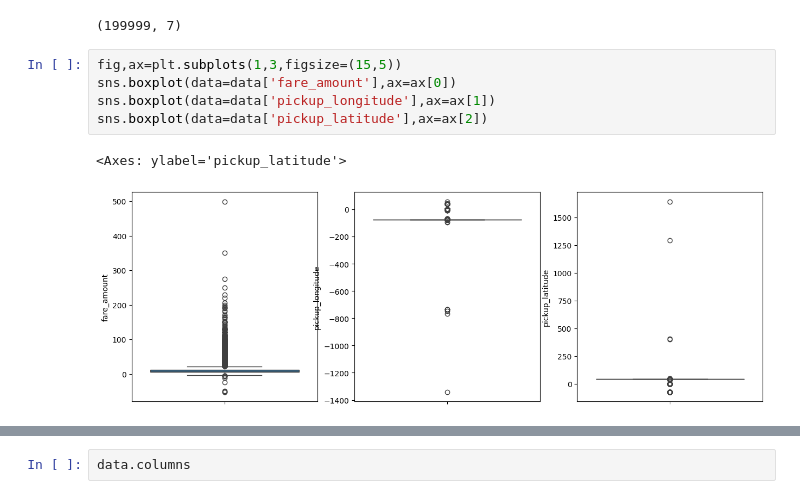
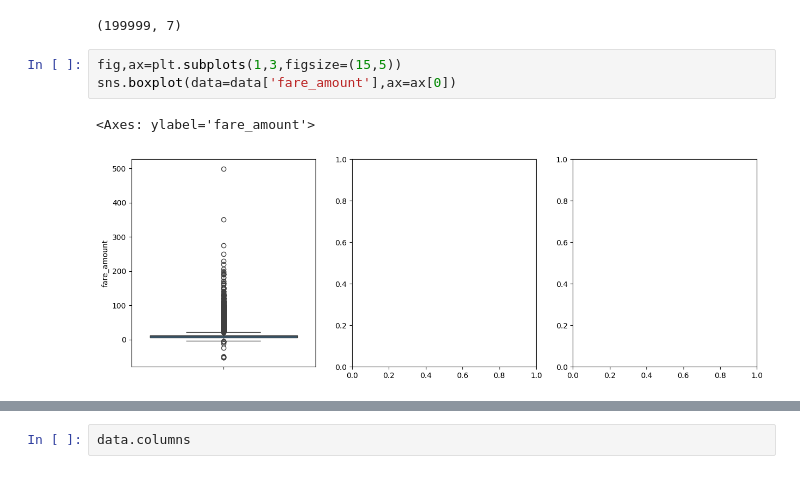
Before and after one commit to AbhinandanPatil02/BE_Assignments, a Jupyter notebook: ML/Assignment1.ipynb, the cells around one changed output, grey strips where cells are left out. Saved outputs shown, nothing was run; the diff lists cells and outputs as text.

```diff
--- a/ML/Assignment1.ipynb
+++ b/ML/Assignment1.ipynb
@@ -99,8 +99,6 @@ data.shape
 # %%
 fig,ax=plt.subplots(1,3,figsize=(15,5))
 sns.boxplot(data=data['fare_amount'],ax=ax[0])
-sns.boxplot(data=data['pickup_longitude'],ax=ax[1])
-sns.boxplot(data=data['pickup_latitude'],ax=ax[2])
 # %% [output]
-<Axes: ylabel='pickup_latitude'>
+<Axes: ylabel='fare_amount'>
-[figure, old version]
+[figure, new version]
```
Also changed, not shown: parts of 3 cells of this notebook, 1 other file.
